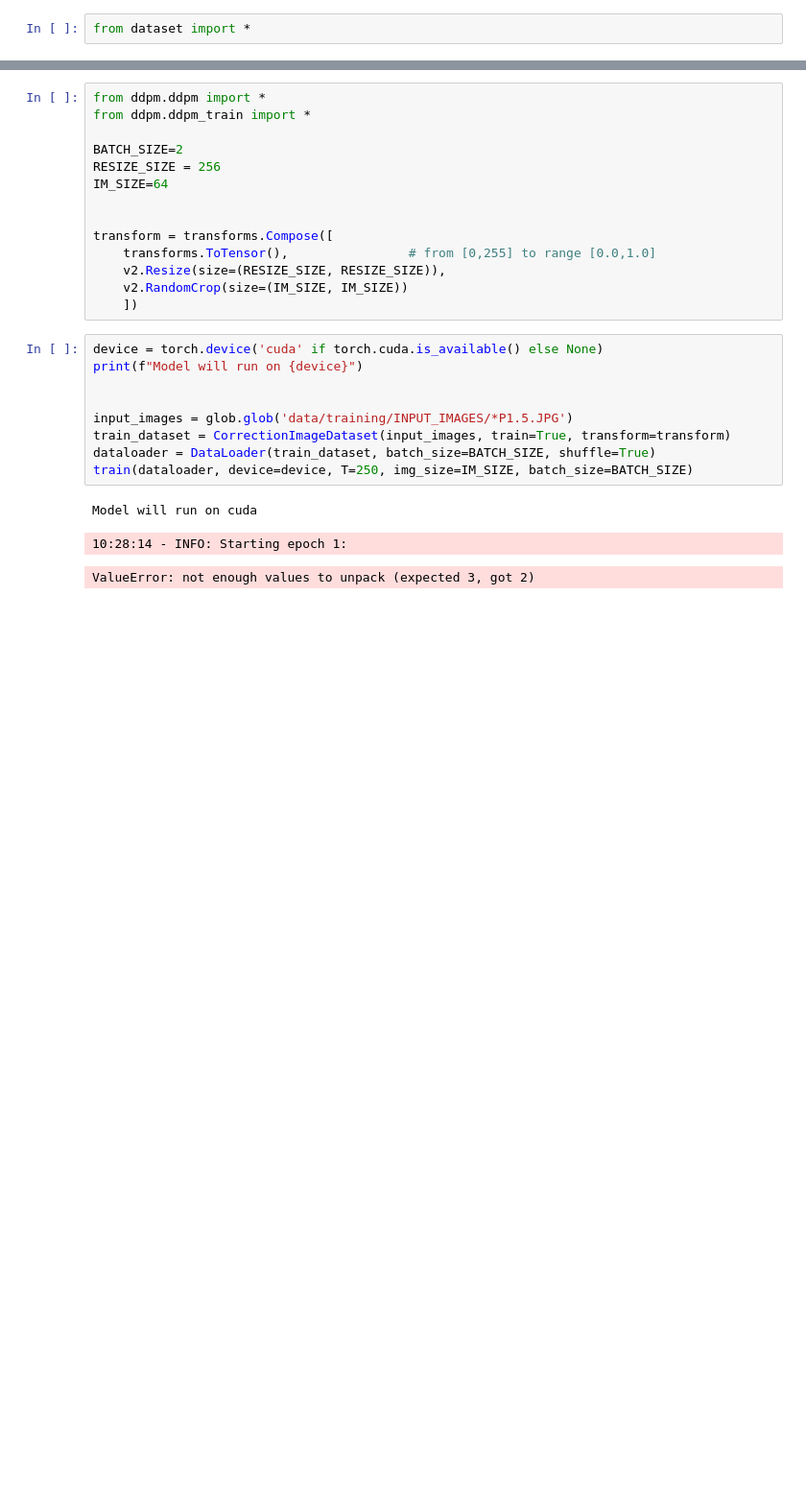
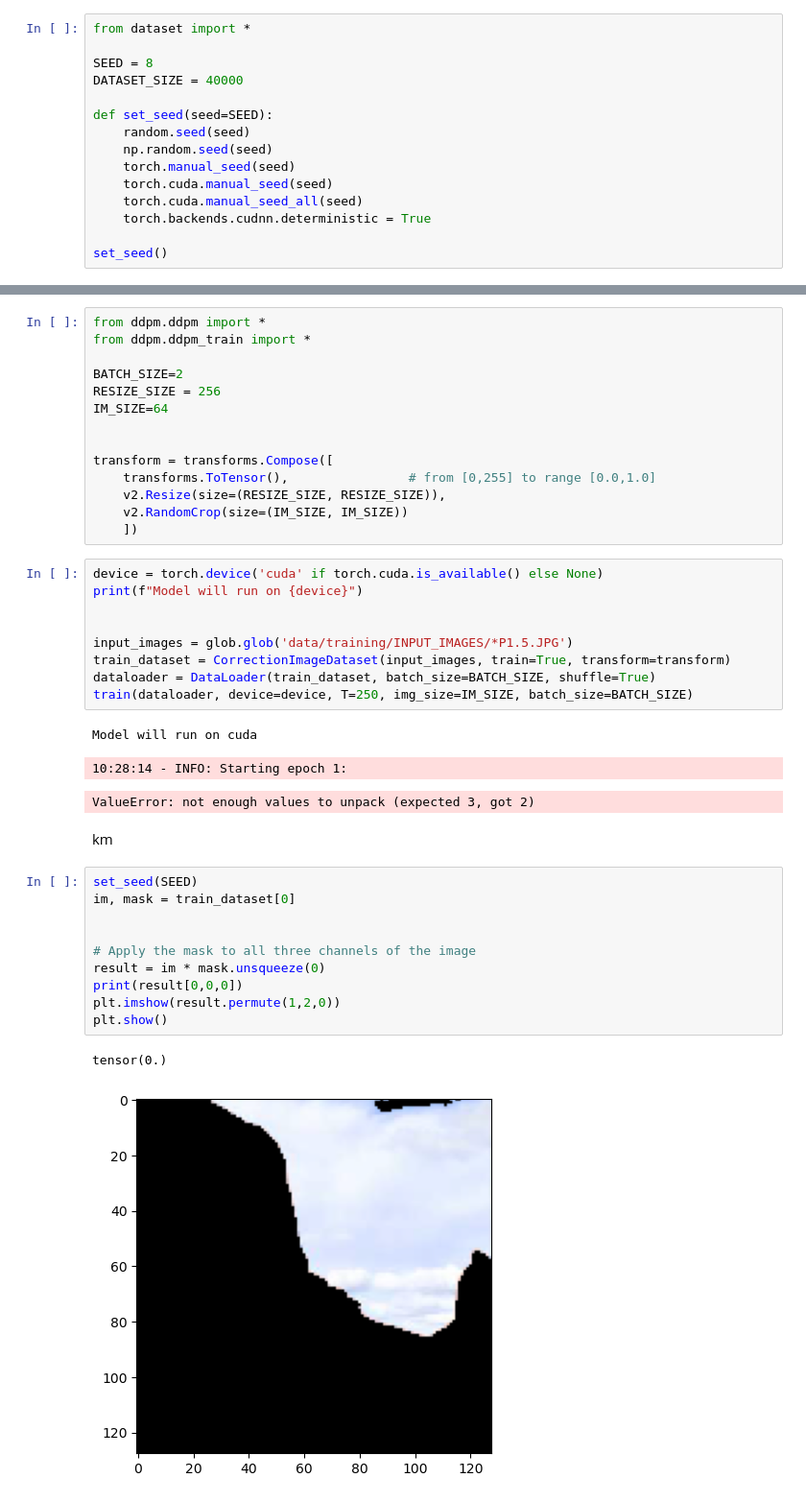
Before and after one commit to jakwisn/advanced_deep_learning_in_cv, a Jupyter notebook: main_training.ipynb, the cells around one changed output, grey strips where cells are left out. Shown at 96% size. Cells and saved outputs as stored; diff of their text form; blank space fills up the shorter version.

```diff
--- a/main_training.ipynb
+++ b/main_training.ipynb
@@ -14,6 +15,19 @@ import matplotlib.pyplot as plt
 import glob
 # %%
 from dataset import *
+
+SEED = 8
+DATASET_SIZE = 40000
+
+def set_seed(seed=SEED):
+    random.seed(seed)
+    np.random.seed(seed)
+    torch.manual_seed(seed)
+    torch.cuda.manual_seed(seed)
+    torch.cuda.manual_seed_all(seed)
+    torch.backends.cudnn.deterministic = True
+
+set_seed()
 # %%
 transform = transforms.Compose([
     transforms.ToTensor(),                # from [0,255] to range [0.0,1.0]
@@ -72,3 +86,18 @@ train(dataloader, device=device, T=250, img_size=IM_SIZE, batch_size=BATCH_SIZE)
 Model will run on cuda
 10:28:14 - INFO: Starting epoch 1:
 ValueError: not enough values to unpack (expected 3, got 2)
+# %% [markdown]
+ km
+# %%
+set_seed(SEED)
+im, mask = train_dataset[0]
+
+
+# Apply the mask to all three channels of the image
+result = im * mask.unsqueeze(0)
+print(result[0,0,0])
+plt.imshow(result.permute(1,2,0))
+plt.show()
+# %% [output]
+tensor(0.)
+[figure, added]
```
Also changed, not shown: parts of 2 cells of this notebook, 4 other files.
